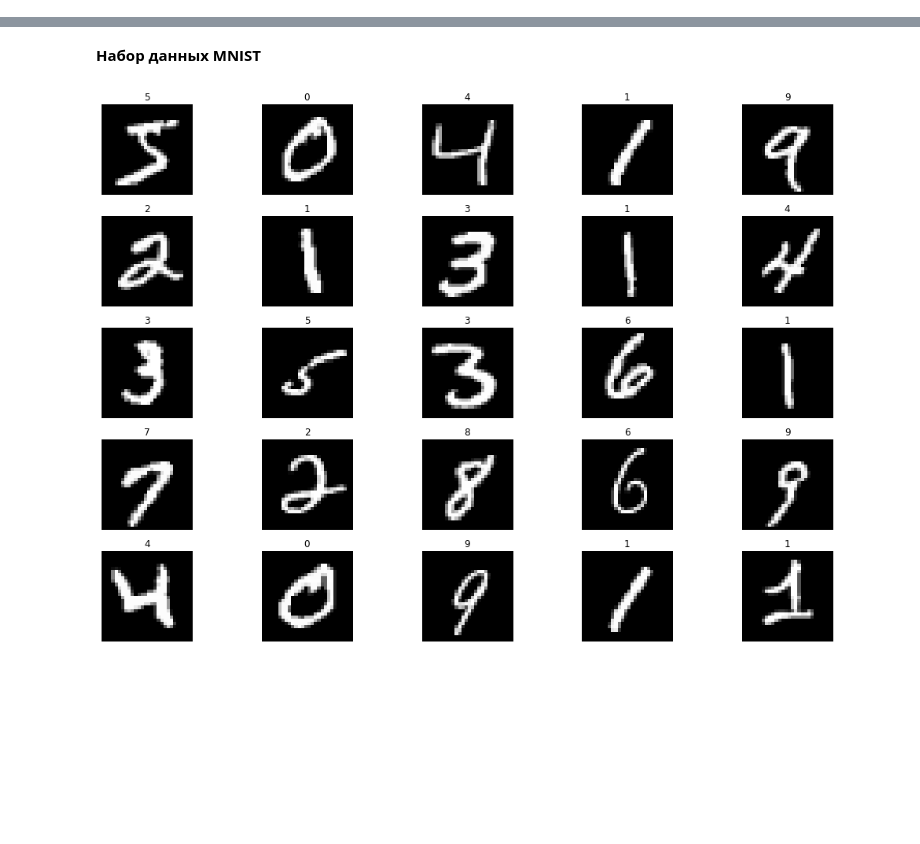
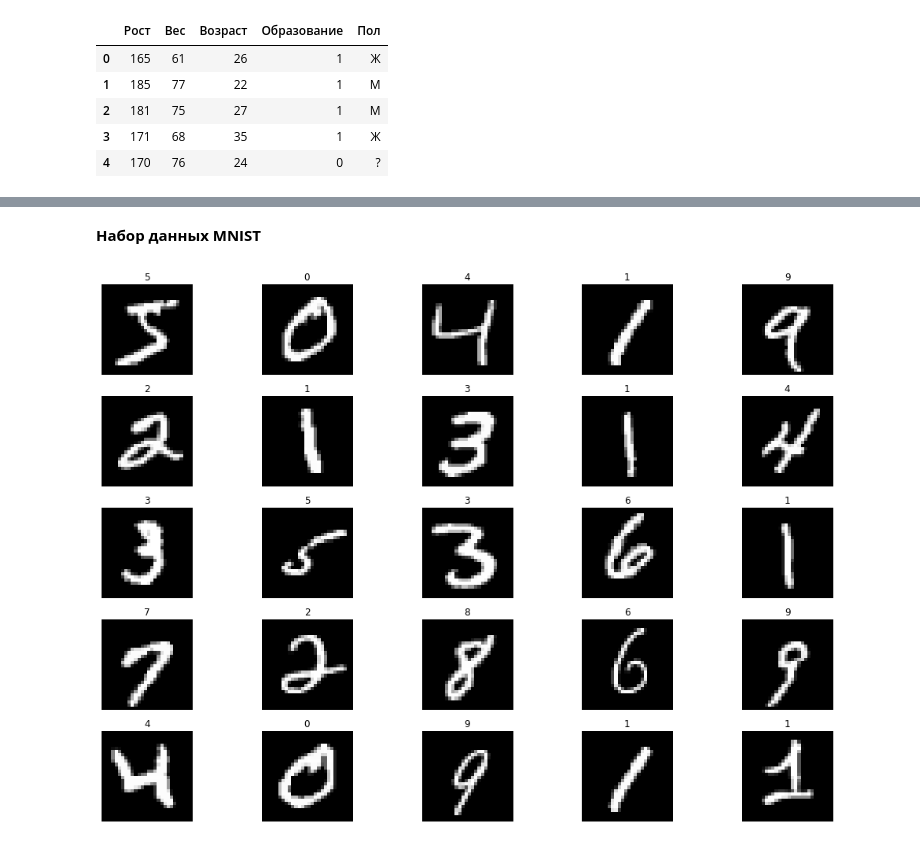
Before and after one commit to BelotserkovskiyVA/perception, a Jupyter notebook: perceptron.ipynb, the cells around one changed output, grey strips where cells are left out. Cells and saved outputs as stored; diff of their text form; code cells hidden in the pictures; blank space fills up the shorter version.

```diff
--- a/perceptron.ipynb
+++ b/perceptron.ipynb
@@ -0,0 +3,17 @@
+# %%
+# "Шуточная" задача 1
+data = [[165, 61, 26, 1, 'Ж'],
+        [185, 77, 22, 1, 'М'],
+        [181, 75, 27, 1, 'М'],
+        [171, 68, 35, 1, 'Ж'],
+        [170, 76, 24, 0, '?']]
+df = pd.DataFrame(data,
+                  columns = ['Рост', 'Вес', 'Возраст', 'Образование', 'Пол'])
+df
+# %% [output]
+|  | Рост | Вес | Возраст | Образование | Пол |
+| 0 | 165 | 61 | 26 | 1 | Ж |
+| 1 | 185 | 77 | 22 | 1 | М |
+| 2 | 181 | 75 | 27 | 1 | М |
+| 3 | 171 | 68 | 35 | 1 | Ж |
+| 4 | 170 | 76 | 24 | 0 | ? |
```
Also changed, not shown: parts of 11 cells of this notebook.
